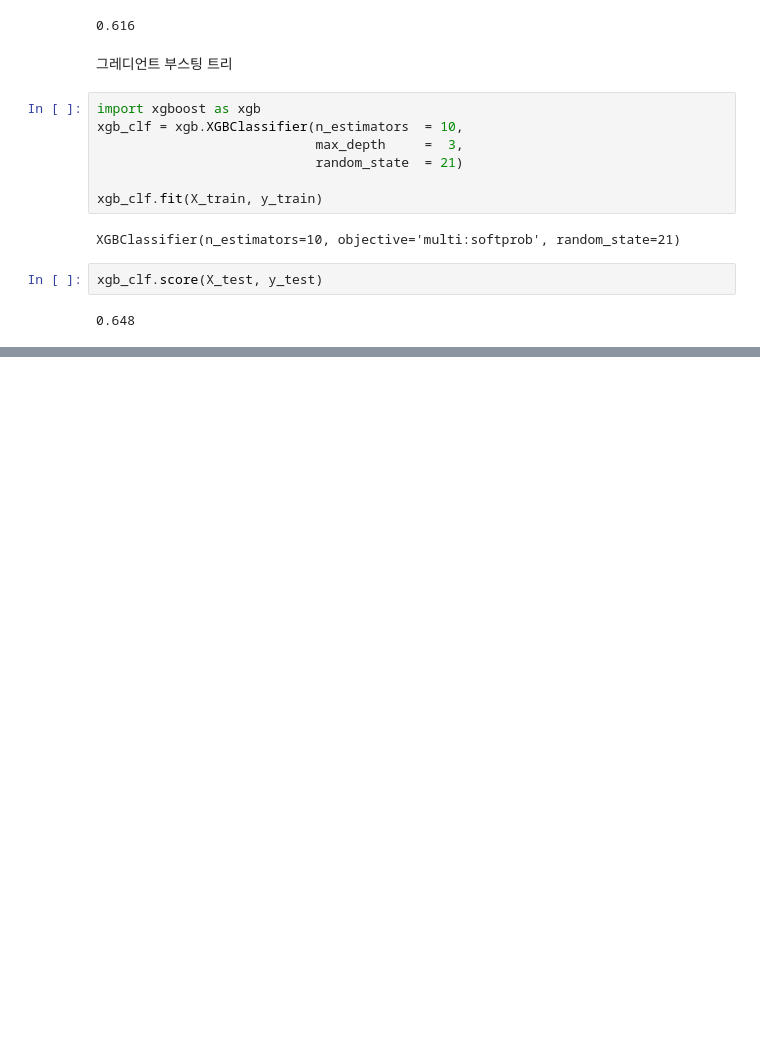
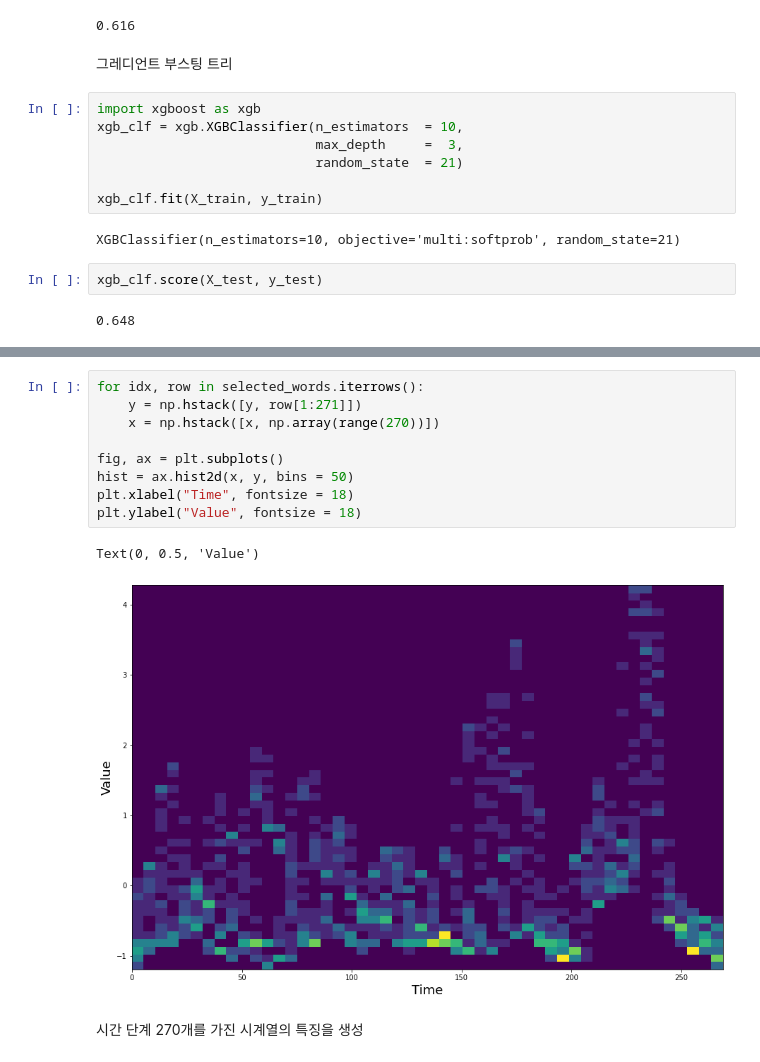
Before and after one commit to moneyflo/TimeSeries, a Jupyter notebook: Practical_Time_Series_Analysis/PTSA_chap_09.ipynb, the cells around one changed output, grey strips where cells are left out. Saved outputs shown, nothing was run; the diff lists cells and outputs as text; blank space fills up the shorter version.

```diff
--- a/Practical_Time_Series_Analysis/PTSA_chap_09.ipynb
+++ b/Practical_Time_Series_Analysis/PTSA_chap_09.ipynb
@@ -155,0 +327,14 @@ end = time.time()
+# %%
+for idx, row in selected_words.iterrows():
+    y = np.hstack([y, row[1:271]])
+    x = np.hstack([x, np.array(range(270))])
+
+fig, ax = plt.subplots()
+hist = ax.hist2d(x, y, bins = 50)
+plt.xlabel("Time", fontsize = 18)
+plt.ylabel("Value", fontsize = 18)
+# %% [output]
+Text(0, 0.5, 'Value')
+[figure, added]
+# %% [markdown]
+시간 단계 270개를 가진 시계열의 특징을 생성
```
Also changed, not shown: parts of 44 cells of this notebook.
